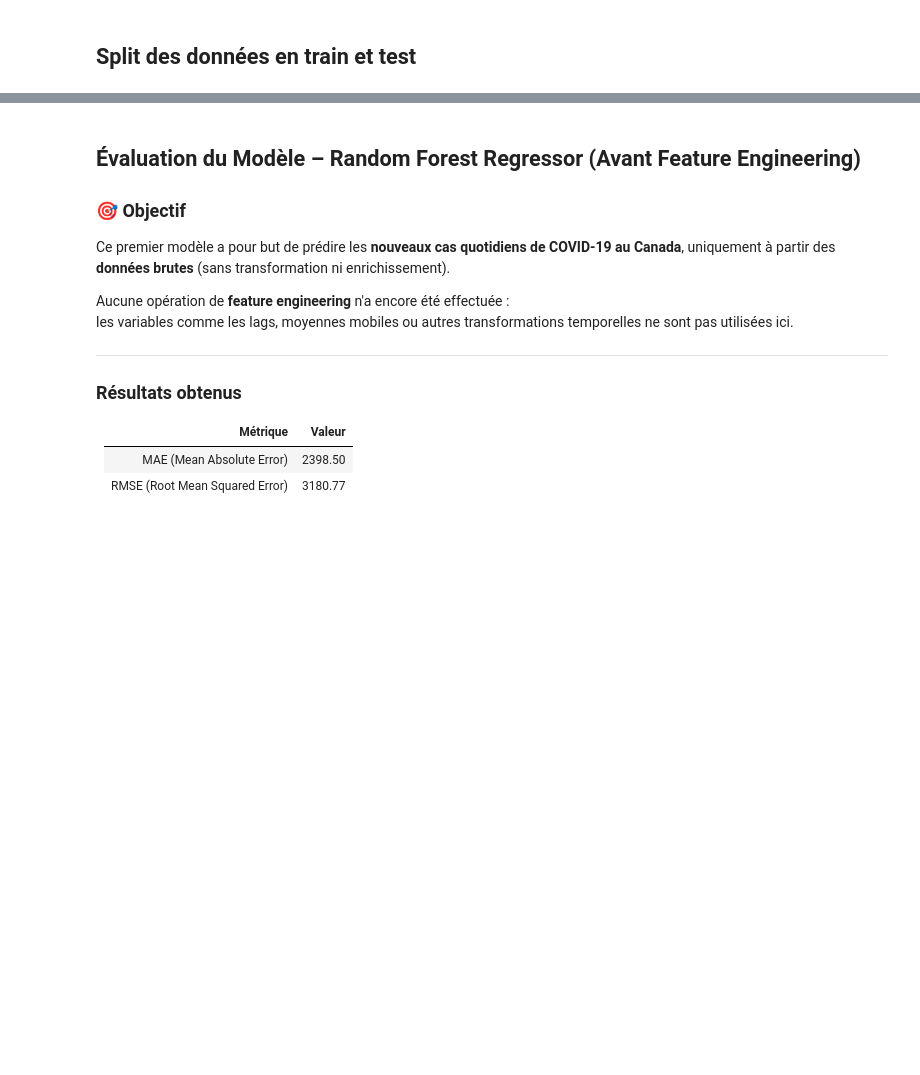
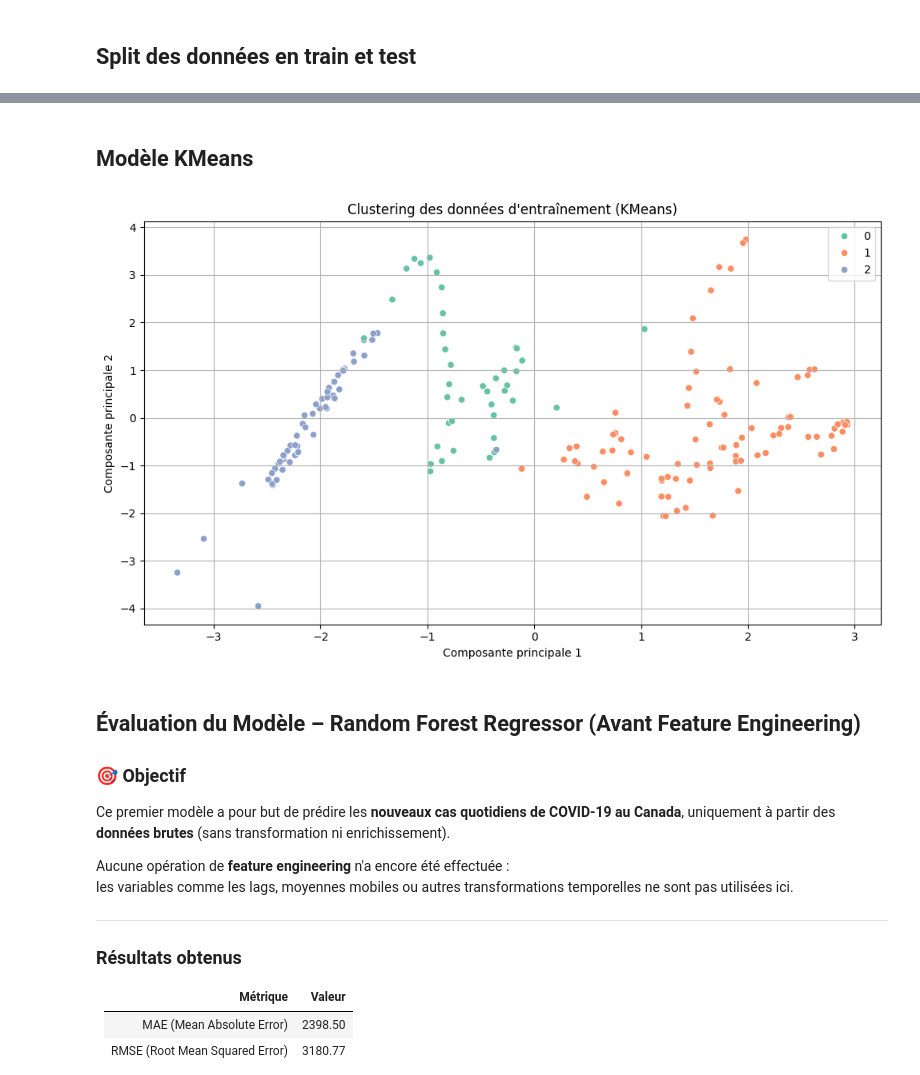
Before and after one commit to DJOUMESSI2004/mspr2, a Jupyter notebook: ml/notebook/exploration_canada.ipynb, the cells around one changed output, grey strips where cells are left out. Drawn from its saved outputs; the diff is of its cells as text; code cells hidden in the pictures; blank space fills up the shorter version.

```diff
--- a/ml/notebook/exploration_canada.ipynb
+++ b/ml/notebook/exploration_canada.ipynb
@@ -270,3 +307,29 @@ plt.show()
+# %% [markdown]
+## Modèle KMeans
+# %%
+# Standardisation
+scaler = StandardScaler()
+X_scaled = scaler.fit_transform(X_train)
+
+# Entraînement du modèle KMeans
+model = KMeans(n_clusters=3, random_state=42, n_init="auto")
+model.fit(X_scaled)
+
+# Réduction pour affichage
+pca = PCA(n_components=2)
+X_pca = pca.fit_transform(X_scaled)
+
+# Affichage
+plt.figure(figsize=(10, 6))
+sns.scatterplot(x=X_pca[:, 0], y=X_pca[:, 1], hue=model.labels_, palette="Set2")
+plt.title("Clustering des données d'entraînement (KMeans)")
+plt.xlabel("Composante principale 1")
+plt.ylabel("Composante principale 2")
+plt.grid()
+plt.tight_layout()
+plt.show()
+# %% [output]
+[figure, added]
 # %% [markdown]
 ## Évaluation du Modèle – Random Forest Regressor (Avant Feature Engineering)
 
```
Also changed, not shown: parts of 18 cells of this notebook.
